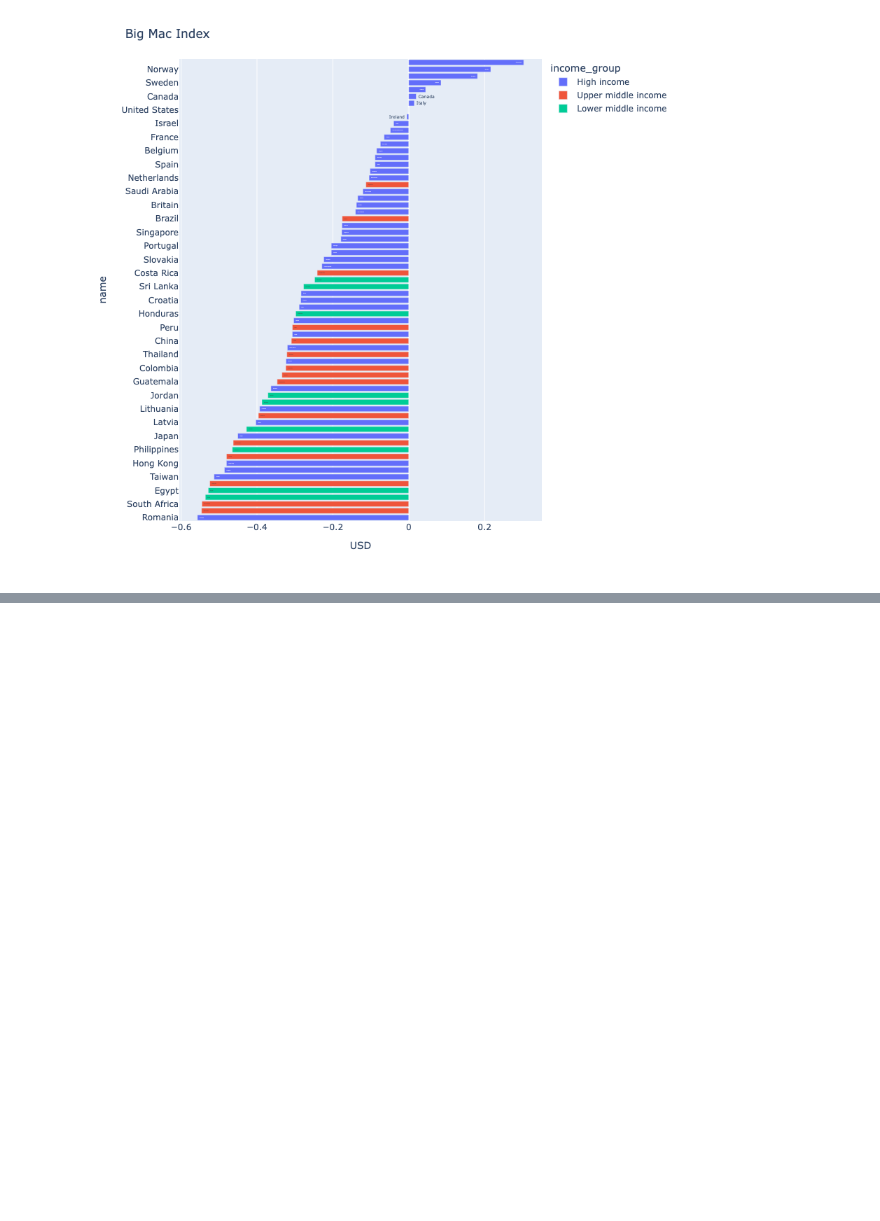
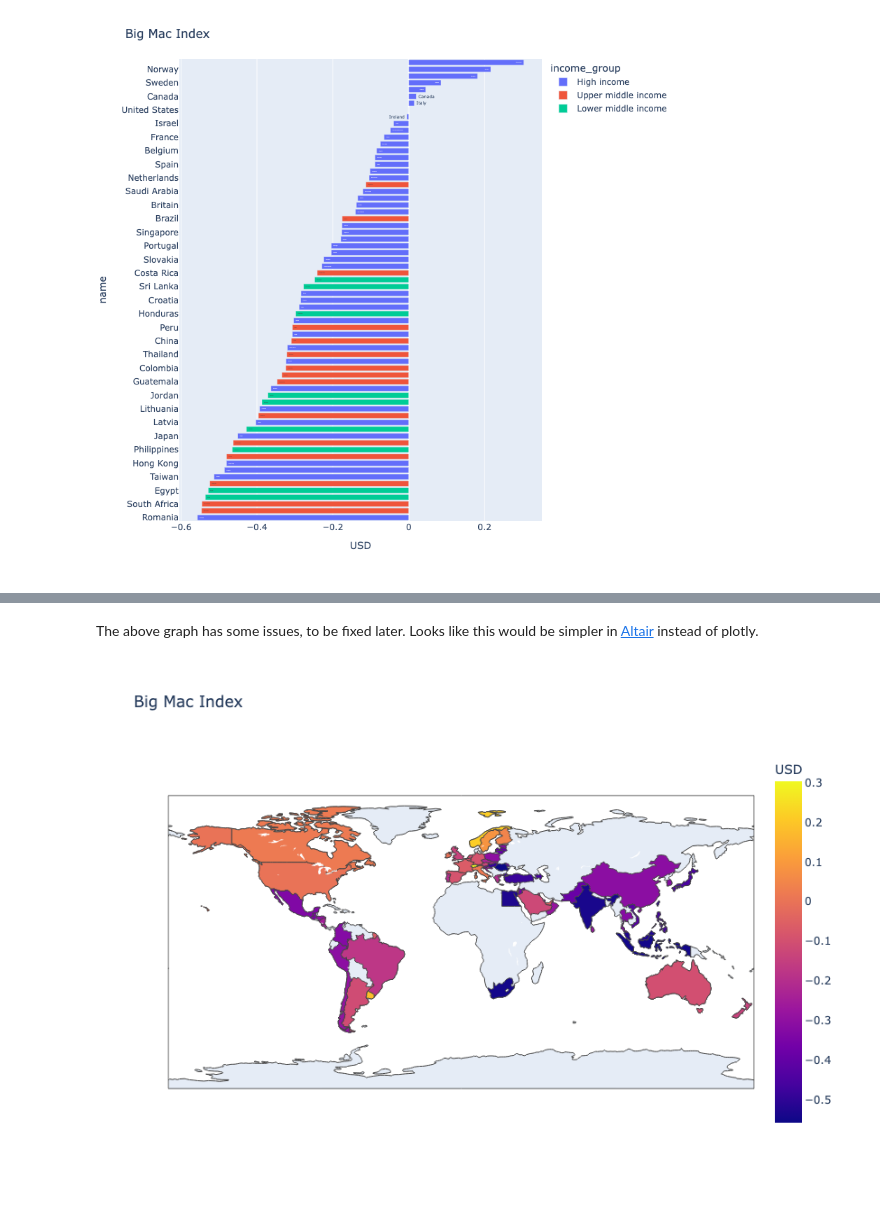
Before and after one commit to khalido/khalido.github.io, a Jupyter notebook: posts/sql_101/index.ipynb, the cells around one changed output, grey strips where cells are left out. Cells and saved outputs as stored; diff of their text form; code cells hidden in the pictures; blank space fills up the shorter version.

```diff
--- a/posts/sql_101/index.ipynb
+++ b/posts/sql_101/index.ipynb
@@ -463,0 +583,12 @@ fig.show()
+# %% [markdown]
+The above graph has some issues, to be fixed later. Looks like this would be simpler in [Altair](https://altair-viz.github.io/) instead of plotly.
+# %%
+from plotly.subplots import make_subplots
+fig = make_subplots(rows=1, cols=2)
+
+fig = px.choropleth(df, color="USD", locations="iso_a3",
+                    title="Big Mac Index", hover_name="name")
+fig.update_layout(height=600, width=800)
+fig.show()
+# %% [output]
+[figure, added]
```
Also changed, not shown: parts of 19 cells of this notebook, 2 other files.
